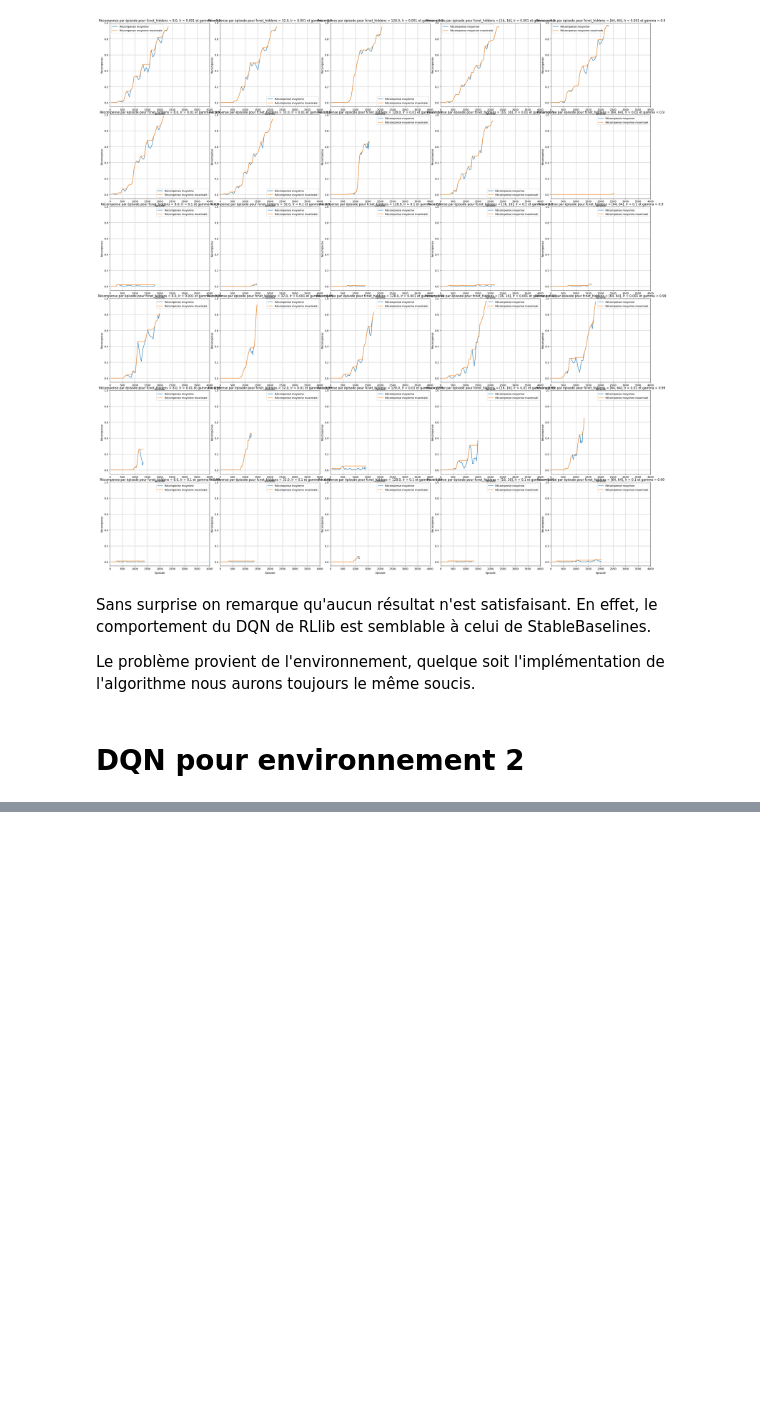
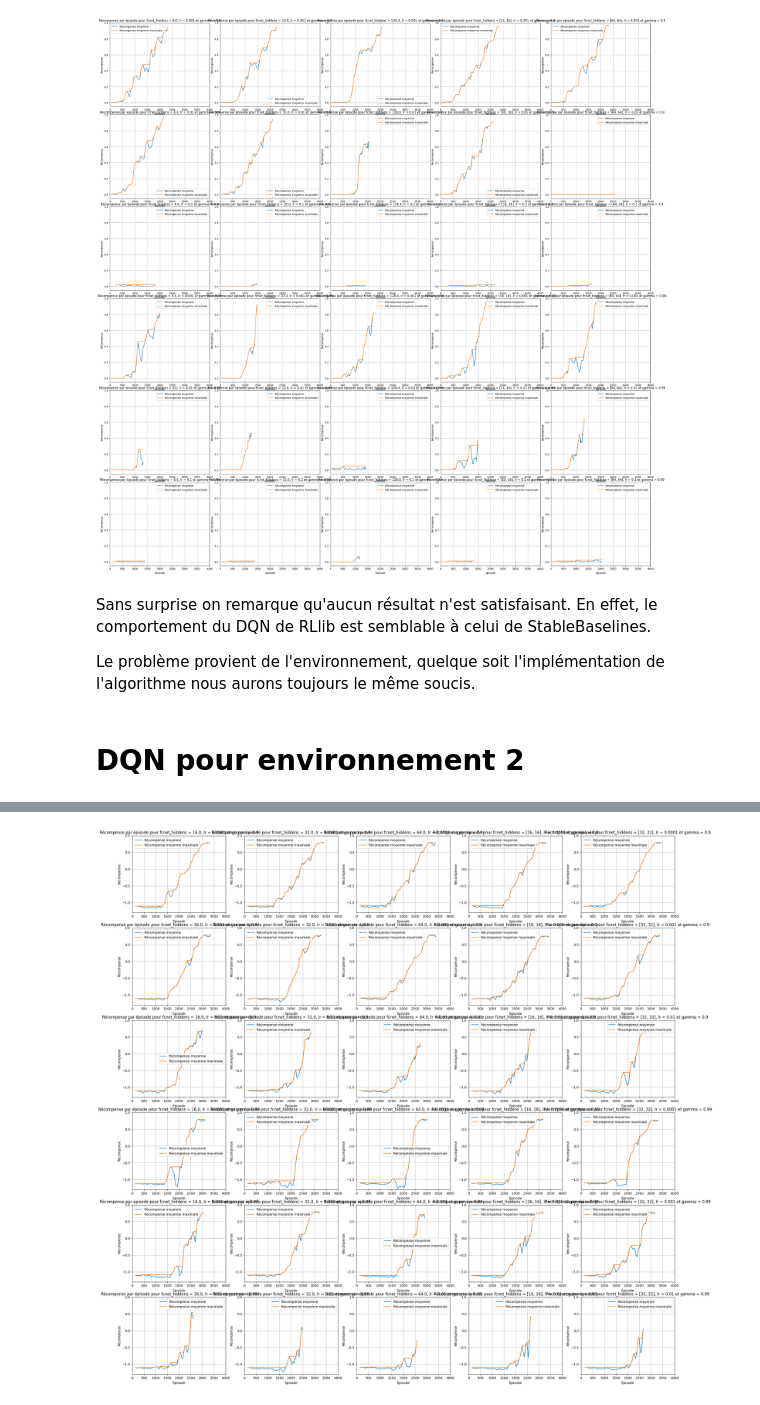
Before and after one commit to Enzo-Claeyssen/jeux_iteres_part1, a Jupyter notebook: labyrinthe_part3.ipynb, the cells around one changed output, grey strips where cells are left out. Drawn from its saved outputs; the diff is of its cells as text; code cells hidden in the pictures; blank space fills up the shorter version.

Commit message:
Continued training DQN / began oral planning

```diff
--- a/labyrinthe_part3.ipynb
+++ b/labyrinthe_part3.ipynb
@@ -375,0 +635,36 @@ comparison_plot_3(results,
+# %%
+config = (
+    DQNConfig()
+    .environment(
+        FrozenLake3Env,
+        env_config = {'lake_map' : generate_random_map(8)},
+    )
+
+    .env_runners(
+        env_to_module_connector=lambda env: FlattenObservations(),
+    )
+
+
+    .training(
+        lr = tune.grid_search([0.0001, 0.001, 0.01]),
+        gamma = tune.grid_search([0.9, 0.99]),
+        epsilon = [[0, 1], [35000, 0.01]]
+    )
+
+    .rl_module(
+        model_config = {
+            "fcnet_hiddens" : tune.grid_search([[16], [32], [64], [16, 16], [32, 32]])
+        }
+    )
+)
+
+
+
+tuner = tune.Tuner(
+    config.algo_class,
+    param_space=config,
+    run_config=train.RunConfig(
+        stop={"num_env_steps_sampled_lifetime": 40000},
+    ),
+)
+results = tuner.fit()
@@ -375,0 +699,10 @@ comparison_plot_3(results,
+# %%
+comparison_plot_3(results,
+                  "fcnet_hiddens", [16., 32., 64., [16, 16], [32, 32]],
+                  "lr", [0.0001, 0.001, 0.01],
+                  "gamma", [0.9, 0.99],
+                  0, 4000,
+                  -1.3, 1
+                 )
+# %% [output]
+[figure, added]
```
Also changed, not shown: parts of 16 cells of this notebook, 2 other files.
